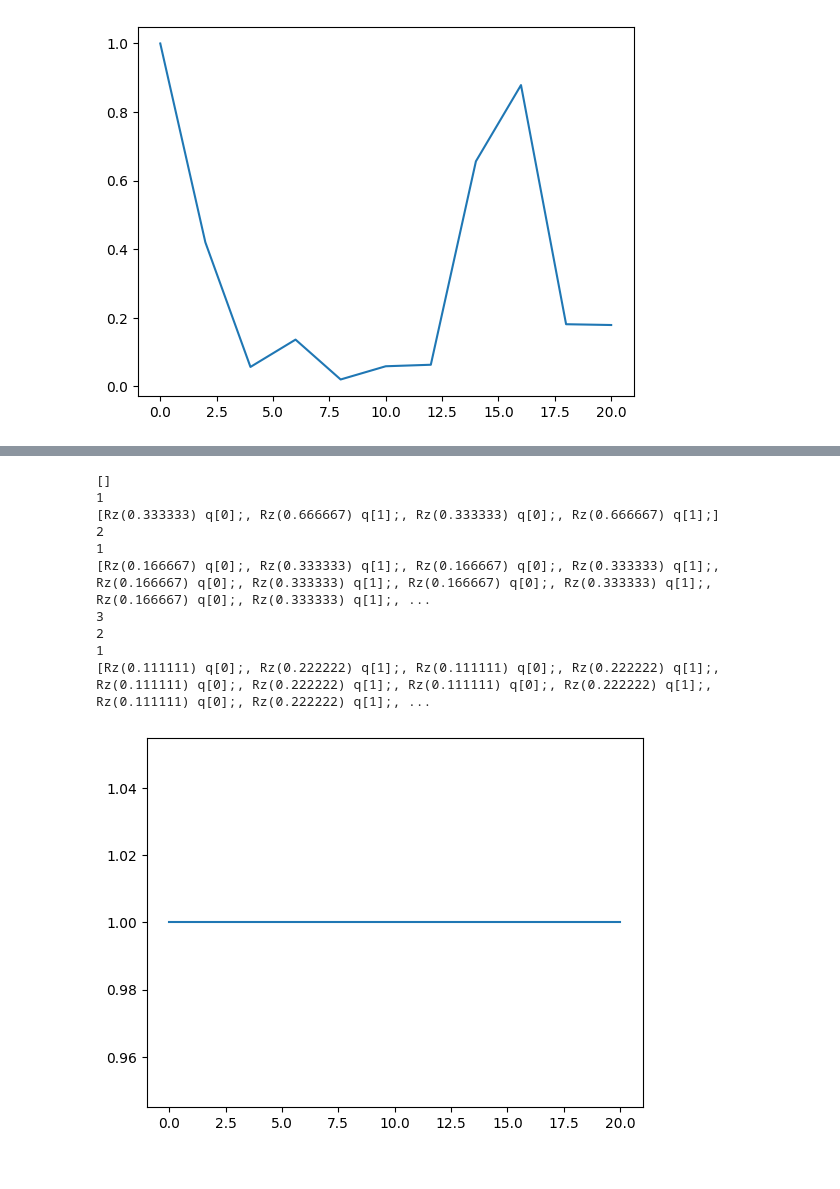
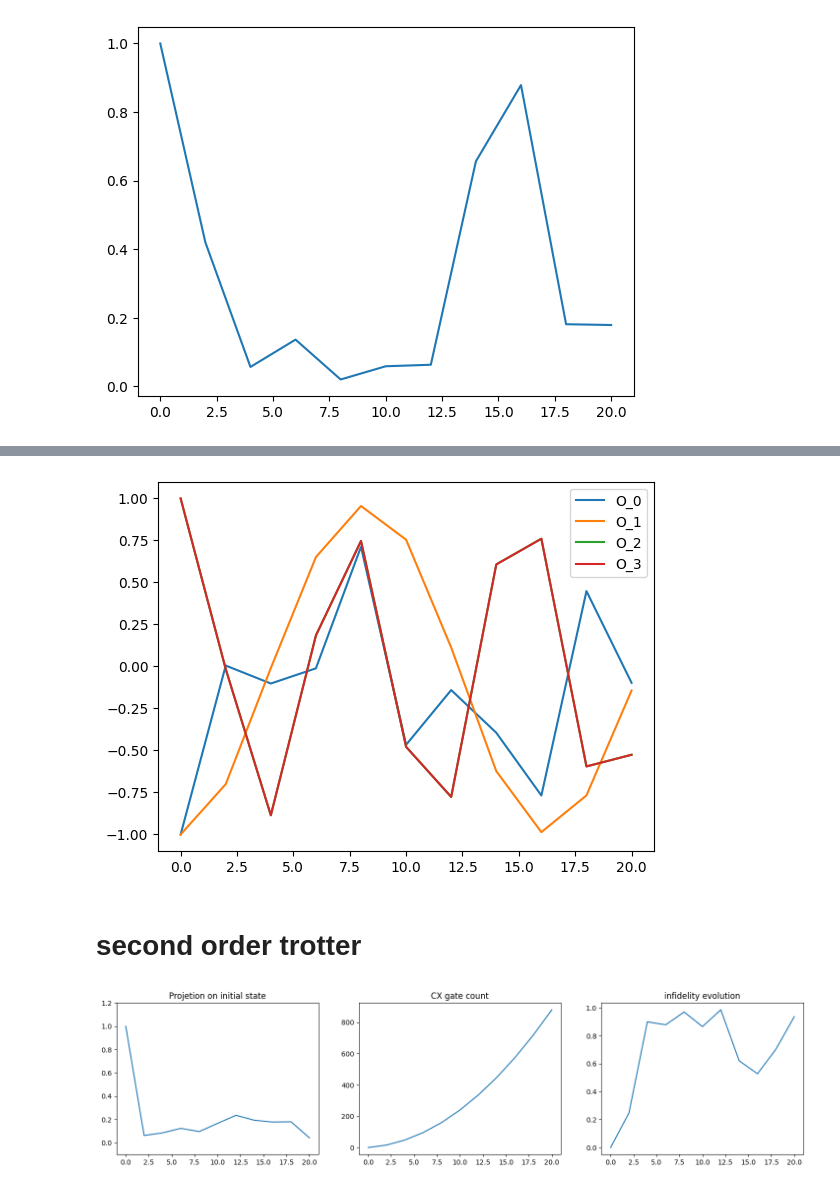
Before and after one commit to AprilSweettooth/Hamiltonian-Decomposition, a Jupyter notebook: test_notebook.ipynb, the cells around one changed output, grey strips where cells are left out. Drawn from its saved outputs; the diff is of its cells as text; code cells hidden in the pictures.

```diff
--- a/test_notebook.ipynb
+++ b/test_notebook.ipynb
@@ -38,4 +47,0 @@ hamiltonian = QubitPauliOperator({QubitPauliString([Qubit(0)], [Pauli.Z]): 0.1*t
-# %%
-measurements = [QubitPauliOperator({QubitPauliString([Qubit(i)], [Pauli.Z]): 1}) for i in range(initial_state_circ.n_qubits)]
-t_max=20
-n_trotter_steps = 3
@@ -53,16 +71,16 @@ trotter_time_evolution.execute(False)
+# %%
+gen_sys_param()
+trotter_time_evolution = AlgorithmHamSimTrotter(initial_state_circ,hamiltonian,measurements,t_max,n_trotter_steps,t)
+trotter_time_evolution.lie_trotter()
+trotter_time_evolution.execute(split=True,labels=['O_0','O_1','O_2','O_3'])
+# %% [output]
+[figure, added]
+# %% [markdown]
+# second order trotter
 # %%
+gen_sys_param()
 trotter_time_evolution2 = AlgorithmHamSimTrotter(initial_state_circ,hamiltonian,measurements,t_max,n_trotter_steps,t)
 trotter_time_evolution2.second_order_suzuki_trotter()
-trotter_time_evolution2.execute(False)
+trotter_time_evolution2.execute(labels=['2nd','2nd','2nd'], cheat=False)
 # %% [output]
-[]
-1
-[Rz(0.333333) q[0];, Rz(0.666667) q[1];, Rz(0.333333) q[0];, Rz(0.666667) q[1];]
-2
-1
-[Rz(0.166667) q[0];, Rz(0.333333) q[1];, Rz(0.166667) q[0];, Rz(0.333333) q[1];, Rz(0.166667) q[0];, Rz(0.333333) q[1];, Rz(0.166667) q[0];, Rz(0.333333) q[1];, Rz(0.166667) q[0];, Rz(0.333333) q[1];, ...
-3
-2
-1
-[Rz(0.111111) q[0];, Rz(0.222222) q[1];, Rz(0.111111) q[0];, Rz(0.222222) q[1];, Rz(0.111111) q[0];, Rz(0.222222) q[1];, Rz(0.111111) q[0];, Rz(0.222222) q[1];, Rz(0.111111) q[0];, Rz(0.222222) q[1];, ...
-[figure, old version]
+[figure, new version]
```
Also changed, not shown: parts of 16 cells of this notebook, 5 other files.
